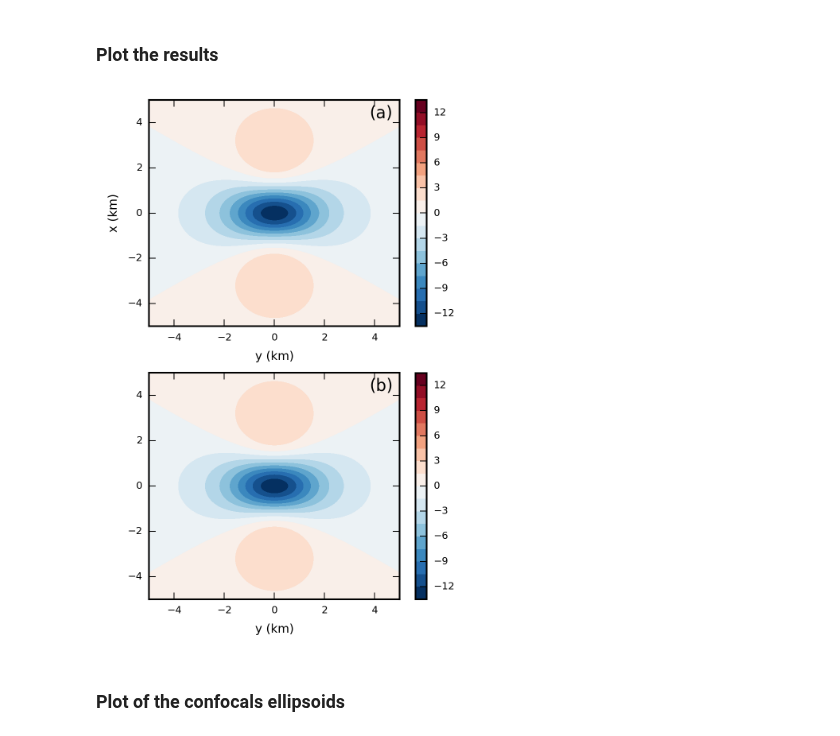
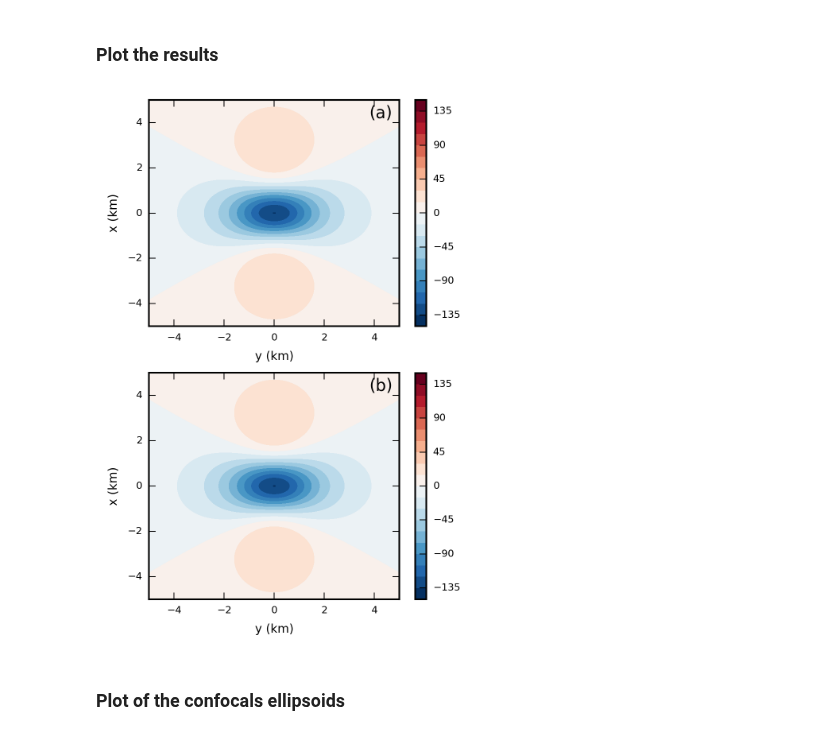
Before and after one commit to pinga-lab/magnetic-ellipsoid, a Jupyter notebook: code/confocal_triaxial_ellipsoids.ipynb, the cells around one changed output. Drawn from its saved outputs; the diff is of its cells as text; code cells hidden in the pictures.

Commit message:
confocal notebook new susceptibility 1.2, figure confocal_anomaly

```diff
--- a/code/confocal_triaxial_ellipsoids.ipynb
+++ b/code/confocal_triaxial_ellipsoids.ipynb
@@ -66,7 +66,7 @@ xp, yp, zp = gridder.regular(area, shape, z = 0)
 ### Ellipsoid of reference
 # %%
 a,b,c = 900., 600., 300.
-k =0.1
+k =1.2
 ellipsoid = [TriaxialEllipsoid(0., 0., 2000., a, b, c, 0., 0., 0.,
                                         {'principal susceptibilities': [k, k, k],
                                          'susceptibility angles': [-20., 20., 9.]})]
@@ -174,34 +174,35 @@ plt.xlabel('y (km)')
 plt.xlim(0.001*np.min(yp), 0.001*np.max(yp))
 plt.ylim(0.001*np.min(xp), 0.001*np.max(xp))
 cbar = plt.colorbar()
 plt.annotate(s='(a)', xy=(0.88,0.92),
              xycoords = 'axes fraction', color='k',
              fontsize = 10)
 
 
 ranges = np.max(np.abs([np.min(tf_n), np.max(tf_n)]))
 levels = MaxNLocator(nbins=20).tick_values(-ranges, ranges)
 cmap = plt.get_cmap('RdBu_r')
 norm = BoundaryNorm(levels, ncolors=cmap.N, clip=True)
 
 plt.subplot(2,1,2)
 plt.contourf(0.001*yp.reshape(shape), 0.001*xp.reshape(shape),
              tf_n.reshape(shape), levels=levels,
              cmap = cmap, norm=norm)
+plt.ylabel('x (km)')
 plt.xlabel('y (km)')
 plt.xlim(0.001*np.min(yp), 0.001*np.max(yp))
 plt.ylim(0.001*np.min(xp), 0.001*np.max(xp))
 cbar = plt.colorbar()
 plt.annotate(s='(b)', xy=(0.88,0.92),
              xycoords = 'axes fraction', color='k',
              fontsize = 10)
 
 plt.tight_layout()
 plt.savefig('confocal_anomaly.pdf')
 
 plt.show()
 # %% [output]
-[figure, old version]
+[figure, new version]
 # %% [markdown]
 ### Plot of the confocals ellipsoids
 # %%
```
Also changed, not shown: parts of 4 cells of this notebook, 1 other file.
